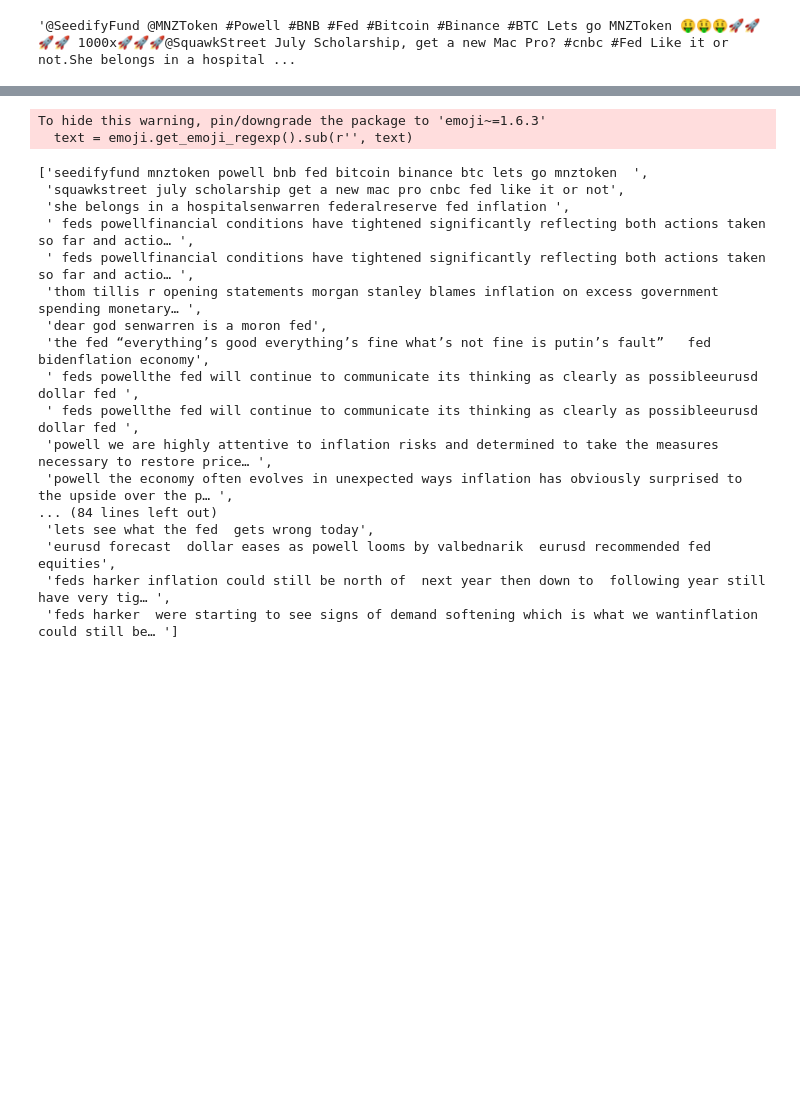
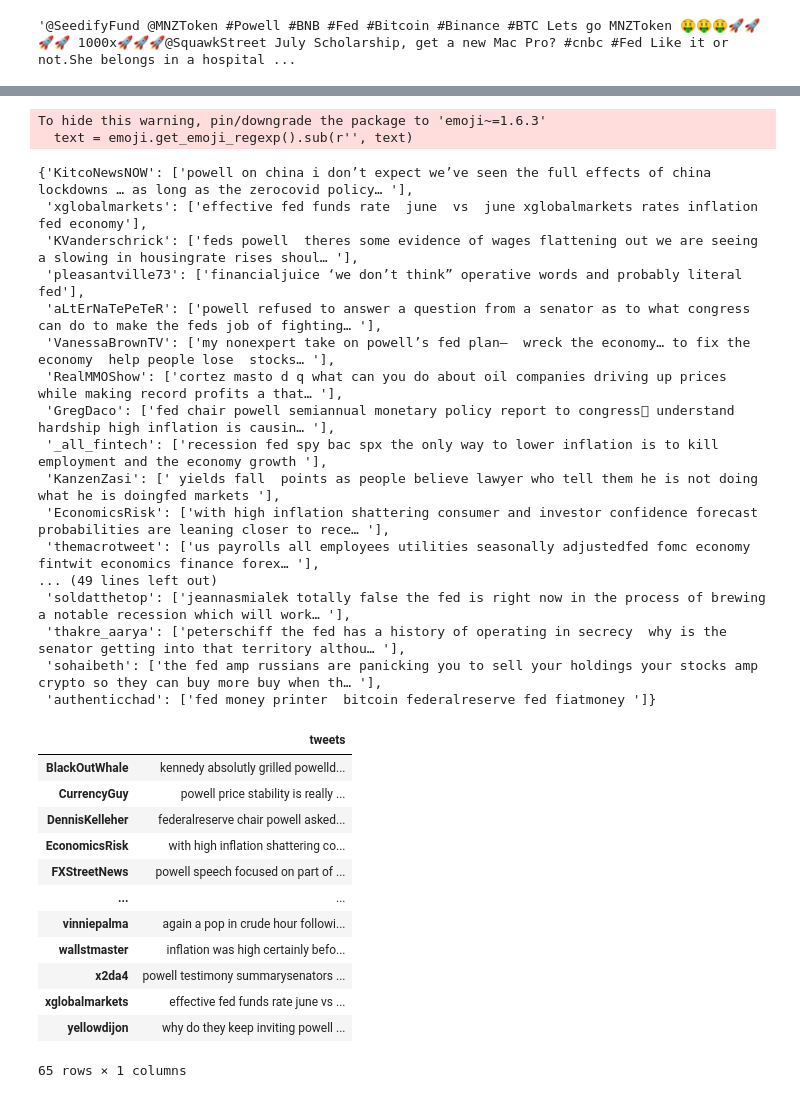
Before and after one commit to tperamun/macro-environment-data, a Jupyter notebook: twitter_data/FED_data_cleaning.ipynb, the cells around one changed output, grey strips where cells are left out. Drawn from its saved outputs; the diff is of its cells as text; code cells hidden in the pictures; blank space fills up the shorter version.

```diff
--- a/twitter_data/FED_data_cleaning.ipynb
+++ b/twitter_data/FED_data_cleaning.ipynb
@@ -30,9 +30,13 @@ date_since = '2022-06-21'
 # %%
 client = get_twitter_client()
 tweets = tw.Cursor(client.search_tweets, q=search_terms, lang='en', since=date_since).items(100)
-saved_tweets = []
+saved_tweets = {}
+
 for tweet in tweets:
-    saved_tweets.append(tweet.text)
+    saved_tweets[tweet.user.screen_name] = tweet.text
+
+# for tweet in tweets:
+#     saved_tweets.append(tweet.text)
 # %% [output]
 Unexpected parameter: since
 Unexpected parameter: since
@@ -164,29 +153,48 @@ def clean_text_round2(text):
 
     return text
 
-data_clean = []
+data_clean = {}
 
-for tweet in data_clean_1:
-    data_clean.append(clean_text_round2(tweet))
+for user, tweet in data_clean_1.items():
+    data_clean[user] = [clean_text_round2(tweet)]
 
 data_clean
 # %% [output]
 To hide this warning, pin/downgrade the package to 'emoji~=1.6.3'
   text = emoji.get_emoji_regexp().sub(r'', text)
-['seedifyfund mnztoken powell bnb fed bitcoin binance btc lets go mnztoken  ',
- 'squawkstreet july scholarship get a new mac pro cnbc fed like it or not',
- 'she belongs in a hospitalsenwarren federalreserve fed inflation ',
- ' feds powellfinancial conditions have tightened significantly reflecting both actions taken so far and actio… ',
- ' feds powellfinancial conditions have tightened significantly reflecting both actions taken so far and actio… ',
- 'thom tillis r opening statements morgan stanley blames inflation on excess government spending monetary… ',
- 'dear god senwarren is a moron fed',
- 'the fed “everything’s good everything’s fine what’s not fine is putin’s fault”   fed bidenflation economy',
- ' feds powellthe fed will continue to communicate its thinking as clearly as possibleeurusd dollar fed ',
- ' feds powellthe fed will continue to communicate its thinking as clearly as possibleeurusd dollar fed ',
- 'powell we are highly attentive to inflation risks and determined to take the measures necessary to restore price… ',
- 'powell the economy often evolves in unexpected ways inflation has obviously surprised to the upside over the p… ',
-... (84 lines left out)
- 'lets see what the fed  gets wrong today',
- 'eurusd forecast  dollar eases as powell looms by valbednarik  eurusd recommended fed equities',
- 'feds harker inflation could still be north of  next year then down to  following year still have very tig… ',
- 'feds harker  were starting to see signs of demand softening which is what we wantinflation could still be… ']
+{'KitcoNewsNOW': ['powell on china i don’t expect we’ve seen the full effects of china lockdowns … as long as the zerocovid policy… '],
+ 'xglobalmarkets': ['effective fed funds rate  june  vs  june xglobalmarkets rates inflation fed economy'],
+ 'KVanderschrick': ['feds powell  theres some evidence of wages flattening out we are seeing a slowing in housingrate rises shoul… '],
+ 'pleasantville73': ['financialjuice ‘we don’t think” operative words and probably literal fed'],
+ 'aLtErNaTePeTeR': ['powell refused to answer a question from a senator as to what congress can do to make the feds job of fighting… '],
+ 'VanessaBrownTV': ['my nonexpert take on powell’s fed plan—  wreck the economy… to fix the economy  help people lose  stocks… '],
+ 'RealMMOShow': ['cortez masto d q what can you do about oil companies driving up prices while making record profits a that… '],
+ 'GregDaco': ['fed chair powell semiannual monetary policy report to congress⃣ understand hardship high inflation is causin… '],
+ '_all_fintech': ['recession fed spy bac spx the only way to lower inflation is to kill employment and the economy growth '],
+ 'KanzenZasi': [' yields fall  points as people believe lawyer who tell them he is not doing what he is doingfed markets '],
+ 'EconomicsRisk': ['with high inflation shattering consumer and investor confidence forecast probabilities are leaning closer to rece… '],
+ 'themacrotweet': ['us payrolls all employees utilities seasonally adjustedfed fomc economy fintwit economics finance forex… '],
+... (49 lines left out)
+ 'soldatthetop': ['jeannasmialek totally false the fed is right now in the process of brewing a notable recession which will work… '],
+ 'thakre_aarya': ['peterschiff the fed has a history of operating in secrecy  why is the senator getting into that territory althou… '],
+ 'sohaibeth': ['the fed amp russians are panicking you to sell your holdings your stocks amp crypto so they can buy more buy when th… '],
+ 'authenticchad': ['fed money printer  bitcoin federalreserve fed fiatmoney ']}
+# %%
+data_df = pd.DataFrame.from_dict(data_clean).transpose()
+data_df.columns = ['tweets']
+data_df = data_df.sort_index()
+data_df # clean raw corpus
+# %% [output]
+|  | tweets |
+| BlackOutWhale | kennedy absolutly grilled powelld... |
+| CurrencyGuy | powell price stability is really ... |
+| DennisKelleher | federalreserve chair powell asked... |
+| EconomicsRisk | with high inflation shattering co... |
+| FXStreetNews | powell speech focused on part of ... |
+| ... | ... |
+| vinniepalma | again a pop in crude hour followi... |
+| wallstmaster | inflation was high certainly befo... |
+| x2da4 | powell testimony summarysenators ... |
+| xglobalmarkets | effective fed funds rate june vs ... |
+| yellowdijon | why do they keep inviting powell ... |
+65 rows × 1 columns
```
Also changed, not shown: parts of 7 cells of this notebook, 2 other files.
